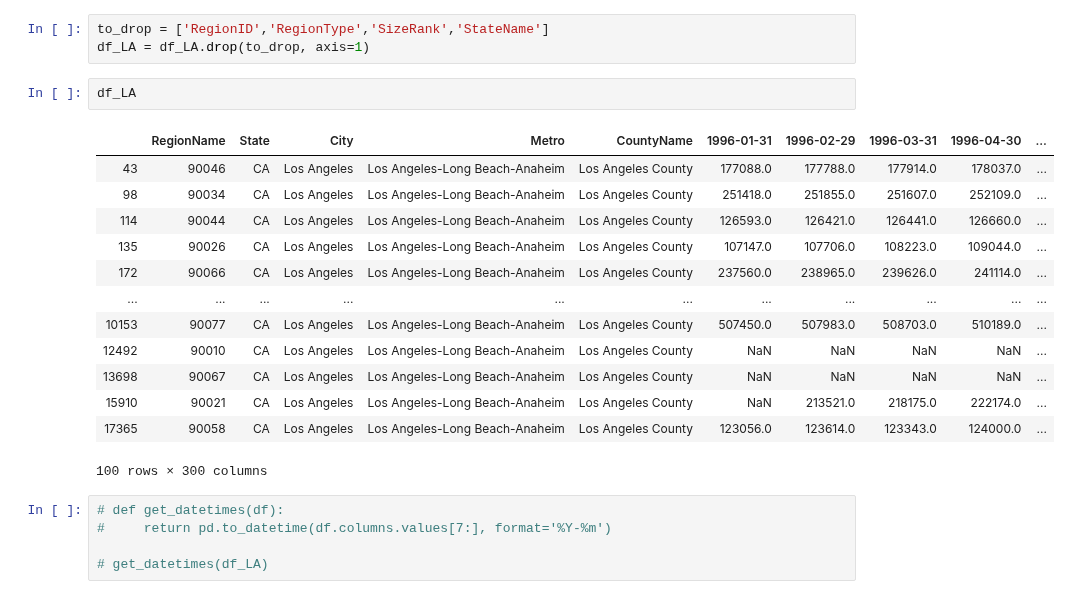
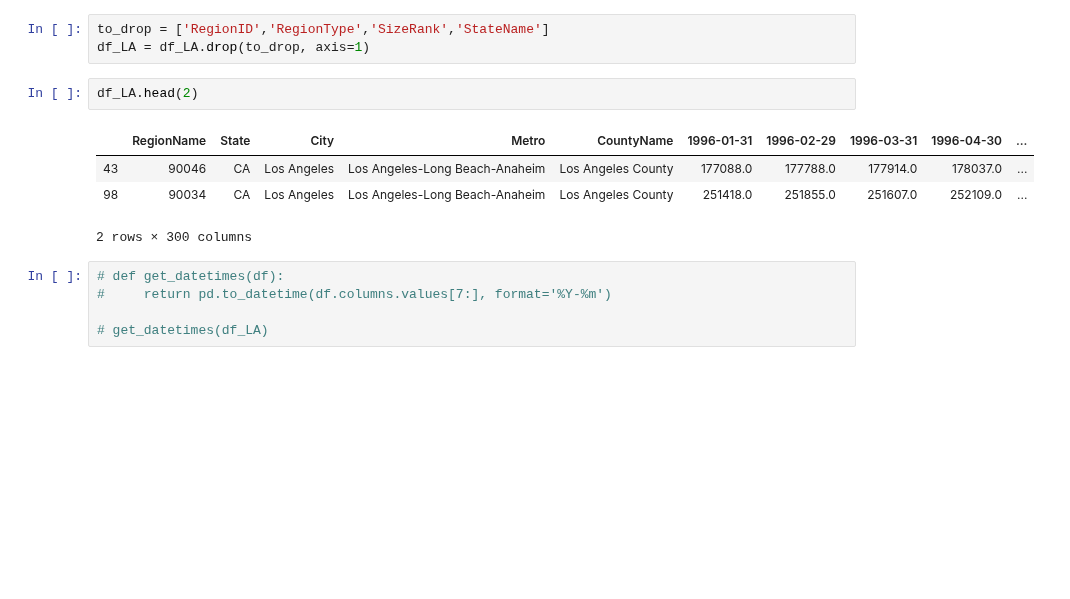
Before and after one commit to JessicaFB/Apple-vs-Android-Twitter-NLP, a Jupyter notebook: starter_notebook.ipynb, the cells around one changed output. Drawn from its saved outputs; the diff is of its cells as text; blank space fills up the shorter version.

```diff
--- a/starter_notebook.ipynb
+++ b/starter_notebook.ipynb
@@ -72,21 +72,12 @@ I just checked and it looks like 'RegionName' is the zipcode and 'RegionID' is e
 to_drop = ['RegionID','RegionType','SizeRank','StateName']
 df_LA = df_LA.drop(to_drop, axis=1)
 # %%
-df_LA
+df_LA.head(2)
 # %% [output]
 |  | RegionName | State | City | Metro | CountyName | 1996-01-31 | 1996-02-29 | 1996-03-31 | 1996-04-30 | ... |
 | 43 | 90046 | CA | Los Angeles | Los Angeles-Long Beach-Anaheim | Los Angeles County | 177088.0 | 177788.0 | 177914.0 | 178037.0 | ... |
 | 98 | 90034 | CA | Los Angeles | Los Angeles-Long Beach-Anaheim | Los Angeles County | 251418.0 | 251855.0 | 251607.0 | 252109.0 | ... |
-| 114 | 90044 | CA | Los Angeles | Los Angeles-Long Beach-Anaheim | Los Angeles County | 126593.0 | 126421.0 | 126441.0 | 126660.0 | ... |
-| 135 | 90026 | CA | Los Angeles | Los Angeles-Long Beach-Anaheim | Los Angeles County | 107147.0 | 107706.0 | 108223.0 | 109044.0 | ... |
-| 172 | 90066 | CA | Los Angeles | Los Angeles-Long Beach-Anaheim | Los Angeles County | 237560.0 | 238965.0 | 239626.0 | 241114.0 | ... |
-| ... | ... | ... | ... | ... | ... | ... | ... | ... | ... | ... |
-| 10153 | 90077 | CA | Los Angeles | Los Angeles-Long Beach-Anaheim | Los Angeles County | 507450.0 | 507983.0 | 508703.0 | 510189.0 | ... |
-| 12492 | 90010 | CA | Los Angeles | Los Angeles-Long Beach-Anaheim | Los Angeles County | NaN | NaN | NaN | NaN | ... |
-| 13698 | 90067 | CA | Los Angeles | Los Angeles-Long Beach-Anaheim | Los Angeles County | NaN | NaN | NaN | NaN | ... |
-| 15910 | 90021 | CA | Los Angeles | Los Angeles-Long Beach-Anaheim | Los Angeles County | NaN | 213521.0 | 218175.0 | 222174.0 | ... |
-| 17365 | 90058 | CA | Los Angeles | Los Angeles-Long Beach-Anaheim | Los Angeles County | 123056.0 | 123614.0 | 123343.0 | 124000.0 | ... |
-100 rows × 300 columns
+2 rows × 300 columns
 # %%
 # def get_datetimes(df):
 #     return pd.to_datetime(df.columns.values[7:], format='%Y-%m')
```
Also changed, not shown: parts of 22 cells of this notebook, 1 other file.
